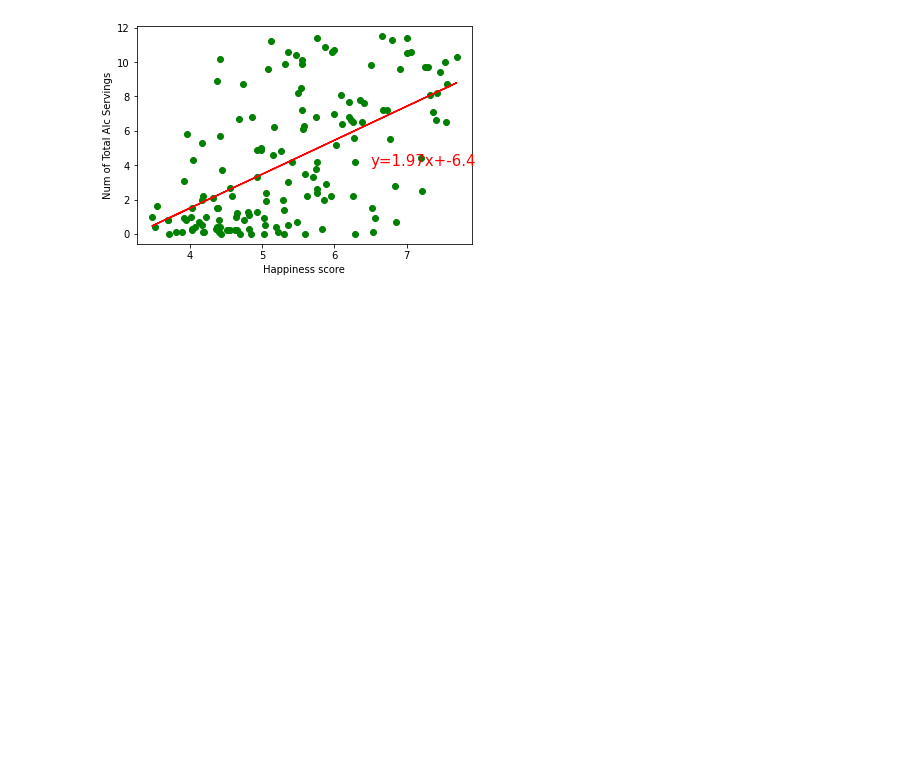
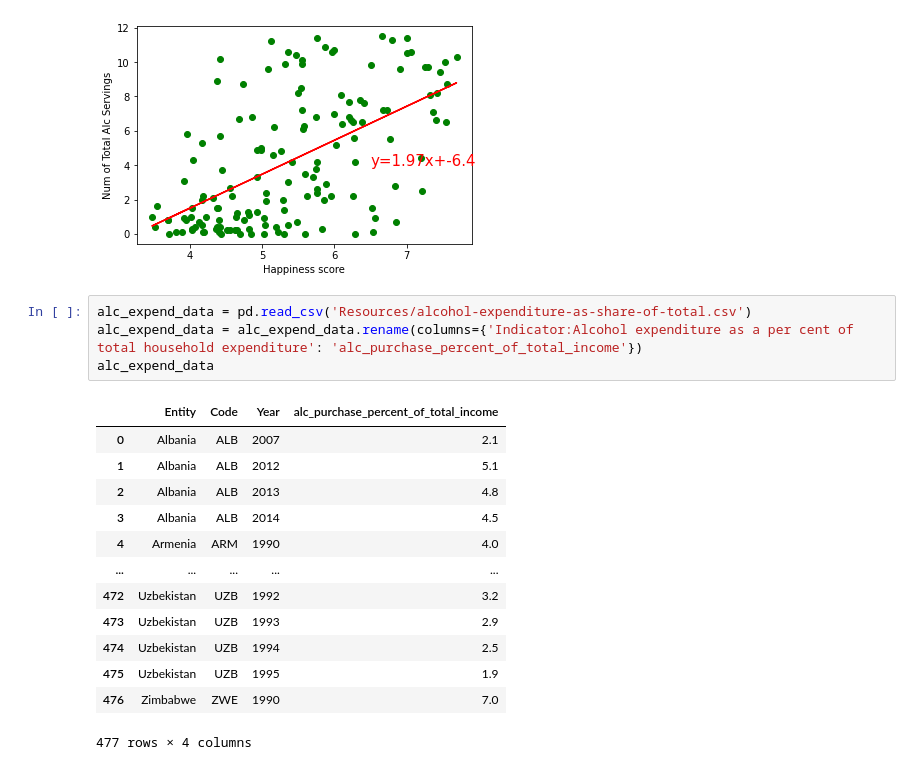
Before and after one commit to reccleston/data-analysis-project-1, a Jupyter notebook: ryan/pre_insights.ipynb, the cells around one changed output. Saved outputs shown, nothing was run; the diff lists cells and outputs as text; blank space fills up the shorter version.

```diff
--- a/ryan/pre_insights.ipynb
+++ b/ryan/pre_insights.ipynb
@@ -182,3 +188,21 @@ plt.show()
 [figure]
 [figure]
 [figure]
+# %%
+alc_expend_data = pd.read_csv('Resources/alcohol-expenditure-as-share-of-total.csv')
+alc_expend_data = alc_expend_data.rename(columns={'Indicator:Alcohol expenditure as a per cent of total household expenditure': 'alc_purchase_percent_of_total_income'})
+alc_expend_data
+# %% [output]
+|  | Entity | Code | Year | alc_purchase_percent_of_total_income |
+| 0 | Albania | ALB | 2007 | 2.1 |
+| 1 | Albania | ALB | 2012 | 5.1 |
+| 2 | Albania | ALB | 2013 | 4.8 |
+| 3 | Albania | ALB | 2014 | 4.5 |
+| 4 | Armenia | ARM | 1990 | 4.0 |
+| ... | ... | ... | ... | ... |
+| 472 | Uzbekistan | UZB | 1992 | 3.2 |
+| 473 | Uzbekistan | UZB | 1993 | 2.9 |
+| 474 | Uzbekistan | UZB | 1994 | 2.5 |
+| 475 | Uzbekistan | UZB | 1995 | 1.9 |
+| 476 | Zimbabwe | ZWE | 1990 | 7.0 |
+477 rows × 4 columns
```
Also changed, not shown: parts of 15 cells of this notebook, 1 other file.
